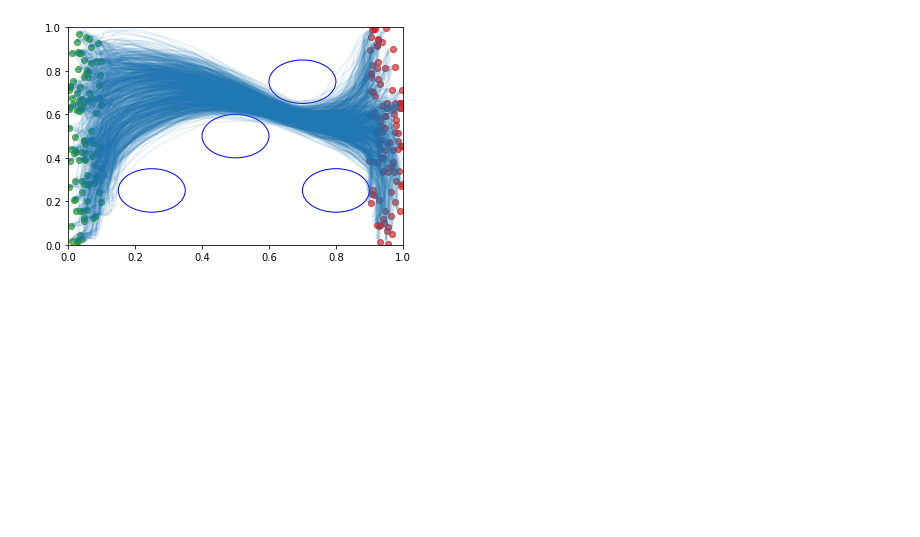
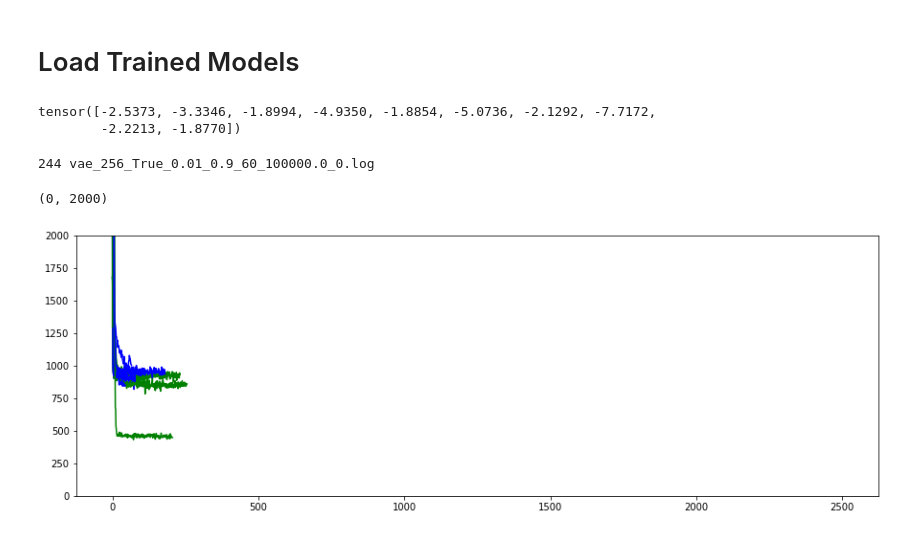
Before and after one commit to NickHoernle/semantic_loss, a Jupyter notebook: notebooks/craigs_constraints.ipynb, the cells around one changed output. Saved outputs shown, nothing was run; the diff lists cells and outputs as text; code cells hidden in the pictures; blank space fills up the shorter version.

```diff
--- a/notebooks/craigs_constraints.ipynb
+++ b/notebooks/craigs_constraints.ipynb
@@ -871,17 +0,0 @@ for i in tqdm_notebook(range(100)):
-# %%
-for param, track in zip(params, y_tracks):
-    plt.plot(*track[:,:,0], alpha=.1, c='C0')
-    plt.scatter(*param[0][0], c='C2', alpha=.1)
-    plt.scatter(*param[1][0], c='C3', alpha=.1)
-
-ax = plt.gca()
-for constraint in constraints:
-    circle = plt.Circle(constraint['coords'], constraint['radius'], color='b', fill=False)
-    ax = plt.gca()
-    ax.add_artist(circle)
-plt.ylim([0,1])
-plt.xlim([0,1])
-
-plt.show()
-# %% [output]
-[figure, removed]
@@ -887,0 +49,53 @@ plt.show()
+# %% [markdown]
+# Load Trained Models
+# %%
+dim = 2
+num_categories = 10
+zeros = torch.zeros(dim)
+ones = torch.eye(dim)
+
+base = MultivariateNormal(zeros, ones)
+means = torch.cat([base.sample((1,)) for s in range(num_categories)])
+MultivariateNormal(means, ones).log_prob(zeros)
+# %% [output]
+tensor([-2.5373, -3.3346, -1.8994, -4.9350, -1.8854, -5.0736, -2.1292, -7.7172,
+        -2.2213, -1.8770])
+# %%
+from os import listdir
+from os.path import isfile, join
+
+device = torch.device("cpu")
+exp_output = '../experiments/robotic_constraints/logs/'
+output_files = [f for f in listdir(exp_output) if isfile(join(exp_output, f))]
+
+print(len(output_files), output_files[0])
+# %% [output]
+244 vae_256_True_0.01_0.9_60_100000.0_0.log
+# %%
+fig, axes = plt.subplots(1,1,figsize=(15,5))
+
+scores = []
+best = ""
+best_score = np.inf
+
+for f in output_files:
+
+    columns = ['epoch', 'train_loss', 'valid_loss']
+    log_df = pd.read_csv(join(exp_output, f), names=columns, skipfooter=1, engine='python').set_index('epoch')
+    if "vae" not in f:
+        continue
+    if "True" in f:
+#         axes.plot(log_df.train_loss, c='blue', label='train loss')
+        axes.plot(log_df.valid_loss, c='blue', label='valid loss')
+    else:
+        axes.plot(log_df.valid_loss, c='green', label='valid loss')
+#     if len(log_df.valid_loss[~log_df.valid_loss.isna()]) > 0:
+    scores += [(f, log_df.valid_loss.min())]
+#     if log_df.valid_loss.min() < best_score:
+#         best_score = log_df.valid_loss[~log_df.valid_loss.isna()].min()
+#         best = f
+
+axes.set_ylim([0, 2000])
+# %% [output]
+(0, 2000)
+[figure, added]
```
Also changed, not shown: parts of 48 cells of this notebook, 22 other files.
